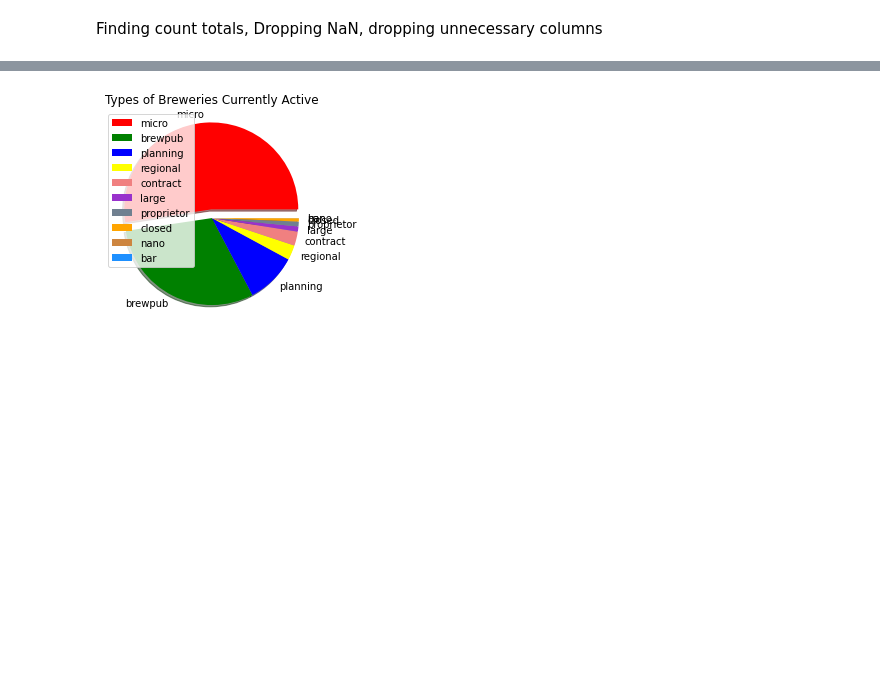
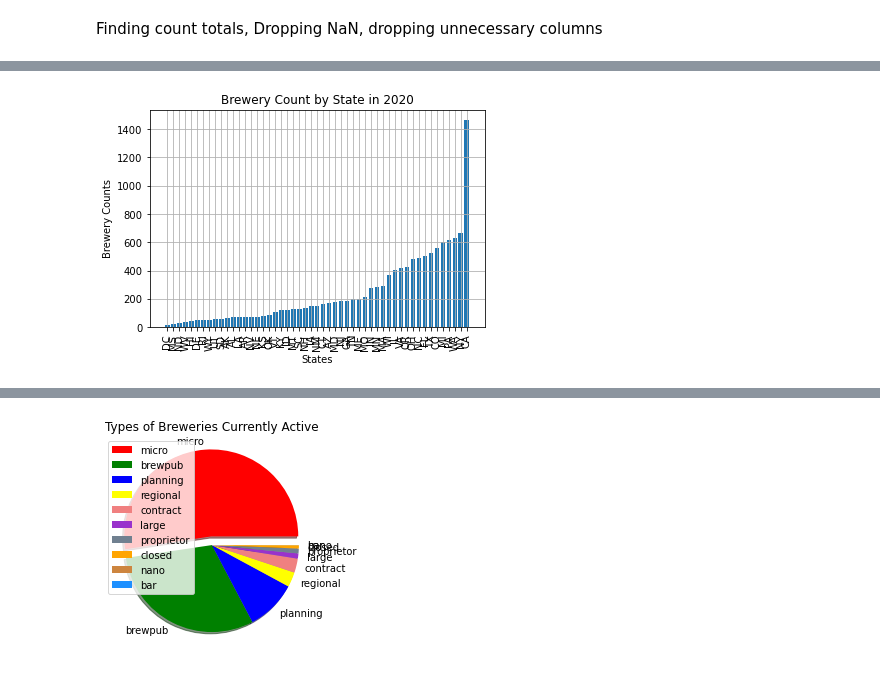
Before and after one commit to bgtaber/brewcrew_project, a Jupyter notebook: Scripts/beer.ipynb, the cells around one changed output, grey strips where cells are left out. Saved outputs shown, nothing was run; the diff lists cells and outputs as text; code cells hidden in the pictures; blank space fills up the shorter version.

```diff
--- a/Scripts/beer.ipynb
+++ b/Scripts/beer.ipynb
@@ -10 +25,13 @@ Finding count totals, Dropping NaN, dropping unnecessary columns
+# %%
+fed_2020 = fed_beer_df[["STATE", "2020"]].sort_values(by = "2020")
+plt.bar(x = fed_2020["STATE"], height = fed_2020["2020"])
+plt.xlabel("States")
+plt.ylabel("Brewery Counts")
+plt.title("Brewery Count by State in 2020")
+plt.grid(True)
+plt.xticks(rotation = 90)
+#plt.figure() ask bailey
+plt.show()
+# %% [output]
+[figure, added]
 # %%
```
Also changed, not shown: parts of 10 cells of this notebook, 1 other file.
